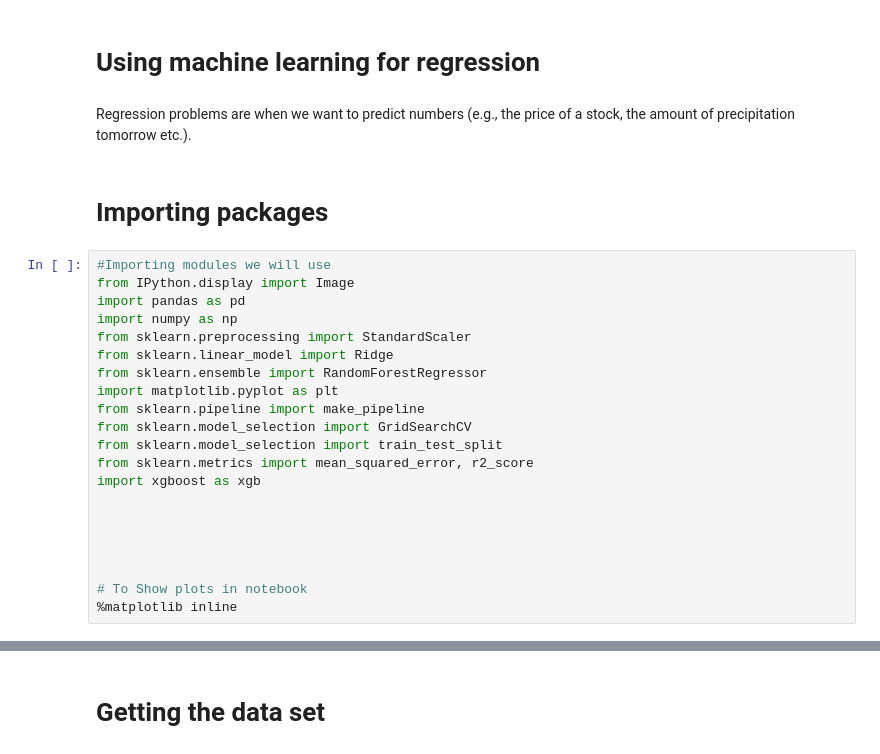
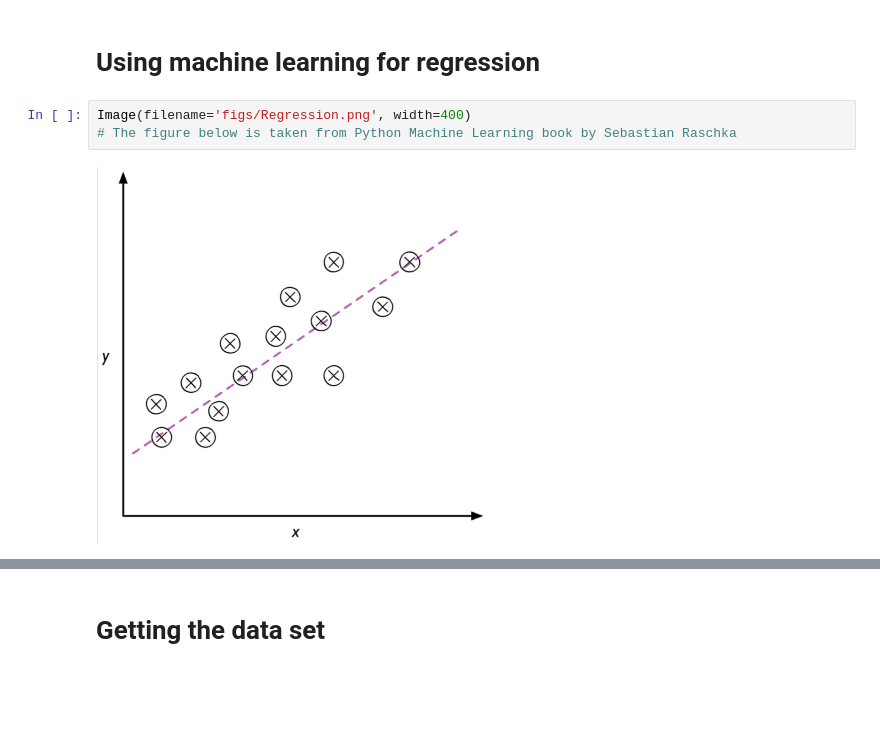
Before and after one commit to yaniyuval/ML1_IAP, a Jupyter notebook: lesson2-RandomForest_reg.ipynb, the cells around one changed output, grey strips where cells are left out. Drawn from its saved outputs; the diff is of its cells as text; blank space fills up the shorter version.

```diff
--- a/lesson2-RandomForest_reg.ipynb
+++ b/lesson2-RandomForest_reg.ipynb
@@ -1,27 +26,7 @@
 # %% [markdown]
 # Using machine learning for regression
-# %% [markdown]
-Regression problems are when we want to predict numbers (e.g., the price of a stock, the amount of precipitation tomorrow etc.).
-# %% [markdown]
-# Importing packages
-# %%
-#Importing modules we will use
-from IPython.display import Image
-import pandas as pd
-import numpy as np
-from sklearn.preprocessing import StandardScaler
-from sklearn.linear_model import Ridge
-from sklearn.ensemble import RandomForestRegressor
-import matplotlib.pyplot as plt
-from sklearn.pipeline import make_pipeline
-from sklearn.model_selection import GridSearchCV
-from sklearn.model_selection import train_test_split
-from sklearn.metrics import mean_squared_error, r2_score
-import xgboost as xgb
-
-
-
-
-
-# To Show plots in notebook
-%matplotlib inline
+# %%
+Image(filename='figs/Regression.png', width=400)
+# The figure below is taken from Python Machine Learning book by Sebastian Raschka
+# %% [output]
+[figure, added]
```
Also changed, not shown: parts of 68 cells of this notebook.
